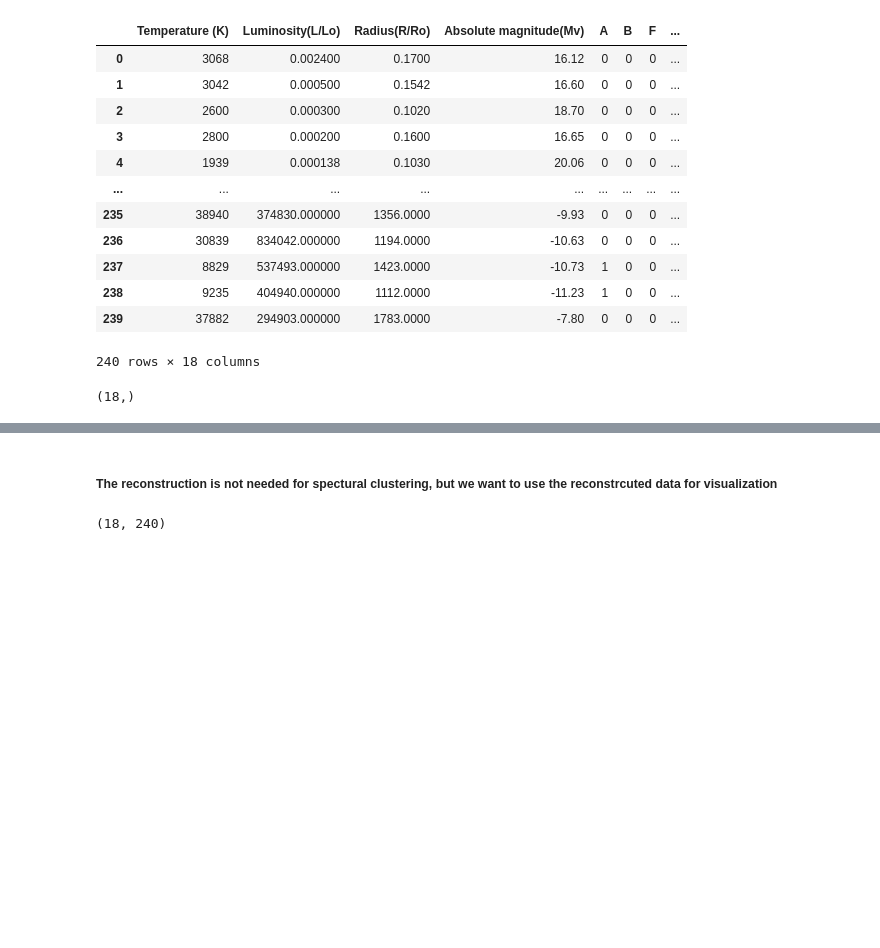
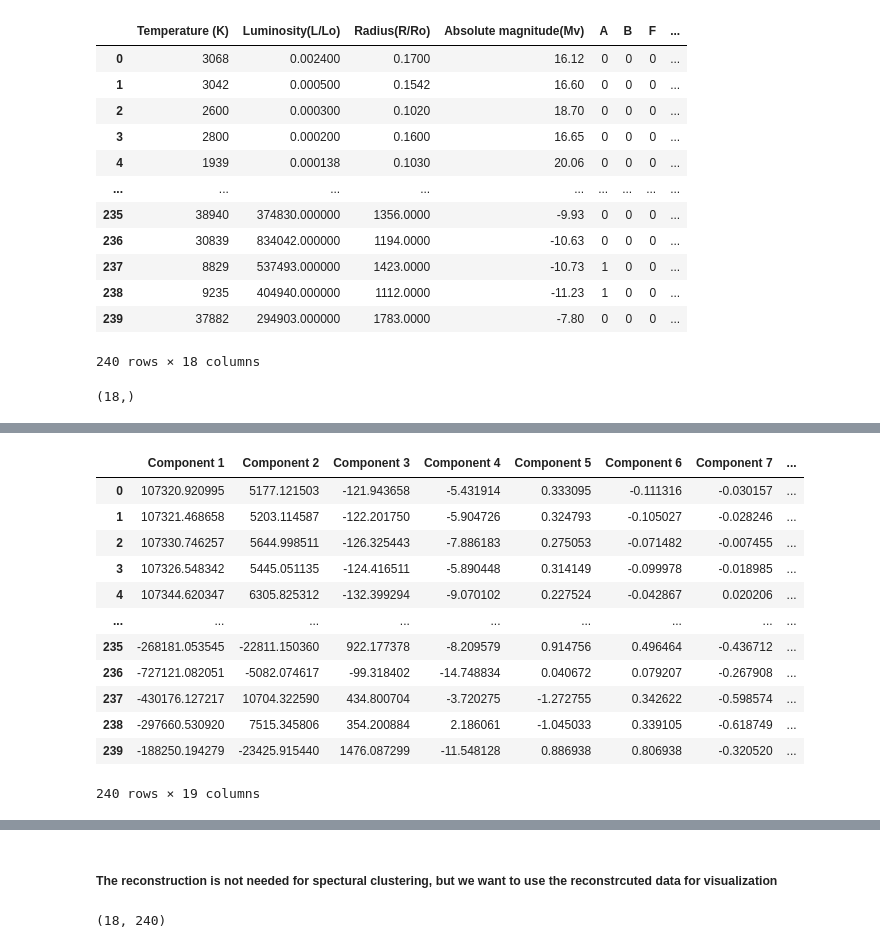
Before and after one commit to joshua-j-hong/COGS118B_Project, a Jupyter notebook: project_code.ipynb, the cells around one changed output, grey strips where cells are left out. Drawn from its saved outputs; the diff is of its cells as text; code cells hidden in the pictures; blank space fills up the shorter version.

```diff
--- a/project_code.ipynb
+++ b/project_code.ipynb
@@ -224,0 +239,22 @@ plt.plot(c[0], c[1], 'o', color='red')
+# %%
+pca_dataframe = pd.DataFrame(data=c).transpose()
+pca_dataframe['Star type'] = starData['Star type']
+pca_dataframe.columns = ['Component 1','Component 2','Component 3',
+                     'Component 4','Component 5','Component 6', 'Component 7','Component 8','Component 9',
+                     'Component 10','Component 11','Component 12', 'Component 13','Component 14','Component 15',
+                     'Component 16','Component 17','Component 18', 'Star type']
+pca_dataframe
+# %% [output]
+|  | Component 1 | Component 2 | Component 3 | Component 4 | Component 5 | Component 6 | Component 7 | ... |
+| 0 | 107320.920995 | 5177.121503 | -121.943658 | -5.431914 | 0.333095 | -0.111316 | -0.030157 | ... |
+| 1 | 107321.468658 | 5203.114587 | -122.201750 | -5.904726 | 0.324793 | -0.105027 | -0.028246 | ... |
+| 2 | 107330.746257 | 5644.998511 | -126.325443 | -7.886183 | 0.275053 | -0.071482 | -0.007455 | ... |
+| 3 | 107326.548342 | 5445.051135 | -124.416511 | -5.890448 | 0.314149 | -0.099978 | -0.018985 | ... |
+| 4 | 107344.620347 | 6305.825312 | -132.399294 | -9.070102 | 0.227524 | -0.042867 | 0.020206 | ... |
+| ... | ... | ... | ... | ... | ... | ... | ... | ... |
+| 235 | -268181.053545 | -22811.150360 | 922.177378 | -8.209579 | 0.914756 | 0.496464 | -0.436712 | ... |
+| 236 | -727121.082051 | -5082.074617 | -99.318402 | -14.748834 | 0.040672 | 0.079207 | -0.267908 | ... |
+| 237 | -430176.127217 | 10704.322590 | 434.800704 | -3.720275 | -1.272755 | 0.342622 | -0.598574 | ... |
+| 238 | -297660.530920 | 7515.345806 | 354.200884 | 2.186061 | -1.045033 | 0.339105 | -0.618749 | ... |
+| 239 | -188250.194279 | -23425.915440 | 1476.087299 | -11.548128 | 0.886938 | 0.806938 | -0.320520 | ... |
+240 rows × 19 columns
```
Also changed, not shown: parts of 13 cells of this notebook.
